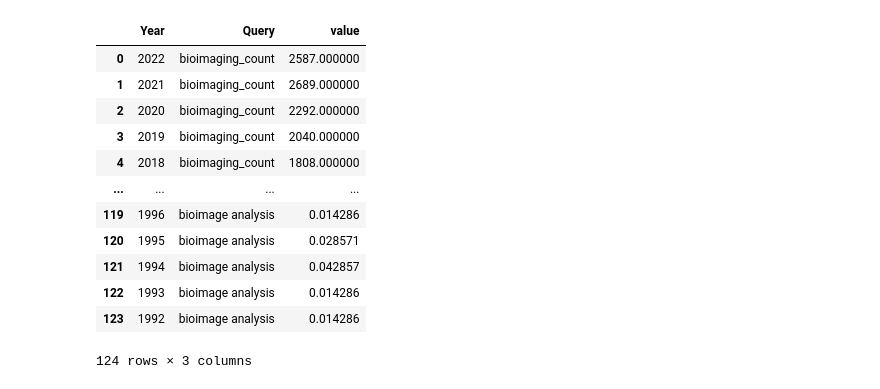
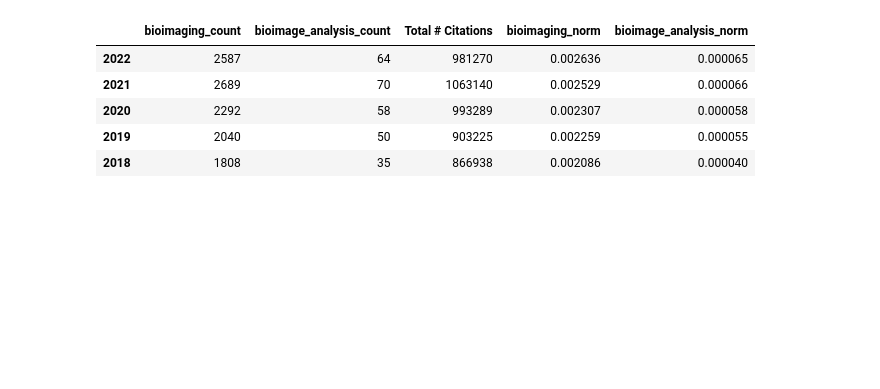
Before and after one commit to COBA-NIH/CellProfilerPluginsPaper, a Jupyter notebook: PubmedCitations.ipynb, the cells around one changed output. Saved outputs shown, nothing was run; the diff lists cells and outputs as text; code cells hidden in the pictures; blank space fills up the shorter version.

```diff
--- a/PubmedCitations.ipynb
+++ b/PubmedCitations.ipynb
@@ -4,9 +6,9 @@ import seaborn as sns
 # %%
 bioimg = pandas.read_csv('PubMed_Timeline_Results_by_Year_bioimaging.csv',header=1,
-                         index_col='Year',dtype={'Count':'int'})
+                         index_col='Year',dtype={'Count':'int'},thousands=',')
 bioimg.rename(columns={'Count':'bioimaging_count'},inplace=True)
 bioimg_a = pandas.read_csv('PubMed_Timeline_Results_by_Year_bioimage_analysis.csv',header=1,
-                           index_col='Year',dtype={'Count':'int'})
+                           index_col='Year',dtype={'Count':'int'},thousands=',')
 bioimg_a.rename(columns={'Count':'bioimage_analysis_count'},inplace=True)
-merged = pandas.concat([bioimg,bioimg_a],axis=1)
+merged = pandas.concat([bioimg,bioimg_a],axis=1).fillna(0)
 merged.drop([2023,1986,1988,1990],inplace=True)
@@ -13 +17,13 @@ merged.drop([2023,1986,1988,1990],inplace=True)
+# %%
+merged = pandas.concat([merged,total_citations], axis=1).astype('int')
+merged['bioimaging_norm'] = merged['bioimaging_count']/merged['Total # Citations']
+merged['bioimage_analysis_norm'] = merged['bioimage_analysis_count']/merged['Total # Citations']
+merged.head()
+# %% [output]
+|  | bioimaging_count | bioimage_analysis_count | Total # Citations | bioimaging_norm | bioimage_analysis_norm |
+| 2022 | 2587 | 64 | 981270 | 0.002636 | 0.000065 |
+| 2021 | 2689 | 70 | 1063140 | 0.002529 | 0.000066 |
+| 2020 | 2292 | 58 | 993289 | 0.002307 | 0.000058 |
+| 2019 | 2040 | 50 | 903225 | 0.002259 | 0.000055 |
+| 2018 | 1808 | 35 | 866938 | 0.002086 | 0.000040 |
 # %%
@@ -18,16 +42,0 @@ melted.reset_index(inplace=True)
-# %%
-melted
-# %% [output]
-|  | Year | Query | value |
-| 0 | 2022 | bioimaging_count | 2587.000000 |
-| 1 | 2021 | bioimaging_count | 2689.000000 |
-| 2 | 2020 | bioimaging_count | 2292.000000 |
-| 3 | 2019 | bioimaging_count | 2040.000000 |
-| 4 | 2018 | bioimaging_count | 1808.000000 |
-| ... | ... | ... | ... |
-| 119 | 1996 | bioimage analysis | 0.014286 |
-| 120 | 1995 | bioimage analysis | 0.028571 |
-| 121 | 1994 | bioimage analysis | 0.042857 |
-| 122 | 1993 | bioimage analysis | 0.014286 |
-| 123 | 1992 | bioimage analysis | 0.014286 |
-124 rows × 3 columns
```
Also changed, not shown: parts of 6 cells of this notebook, 8 other files.
